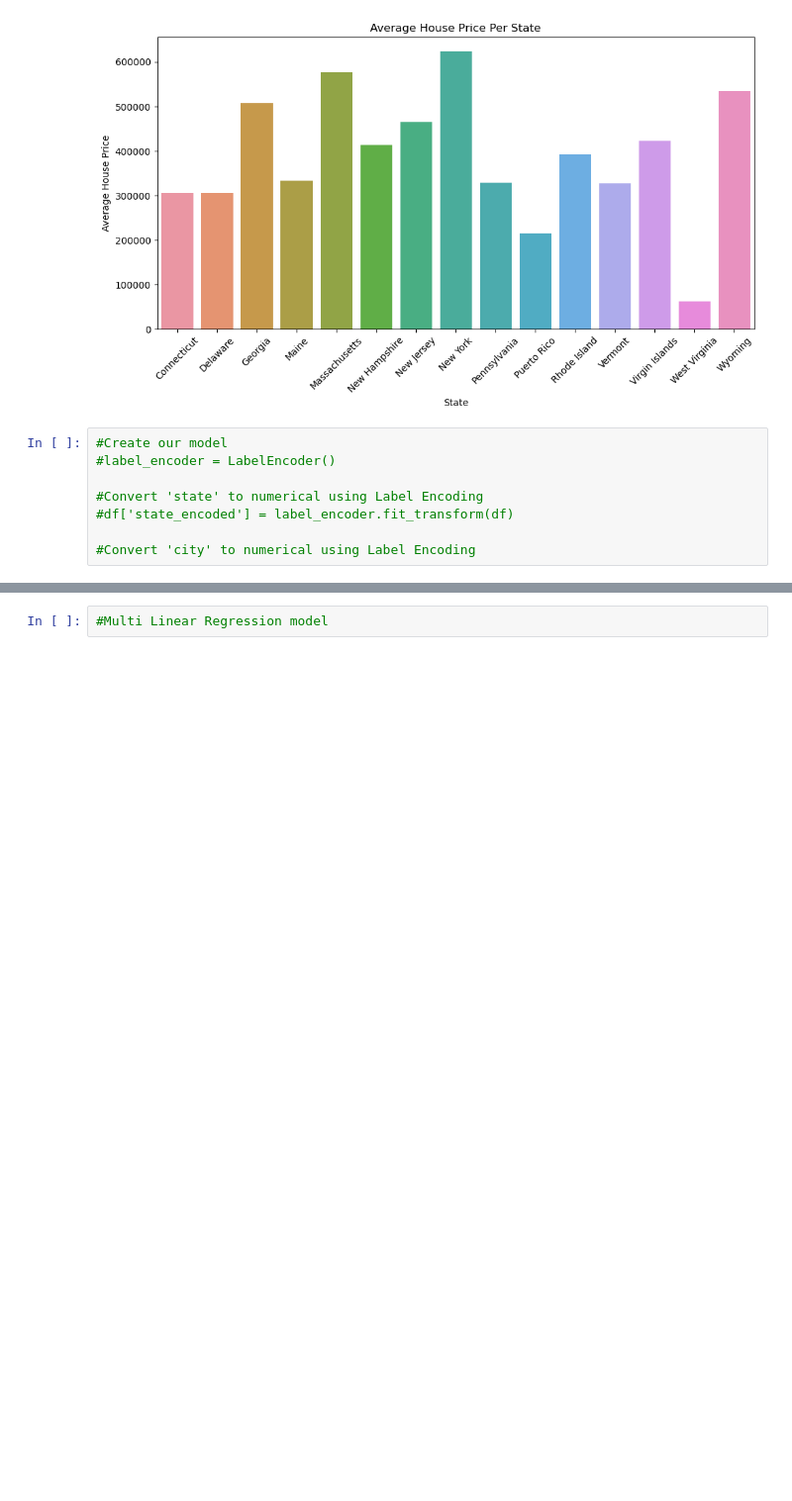
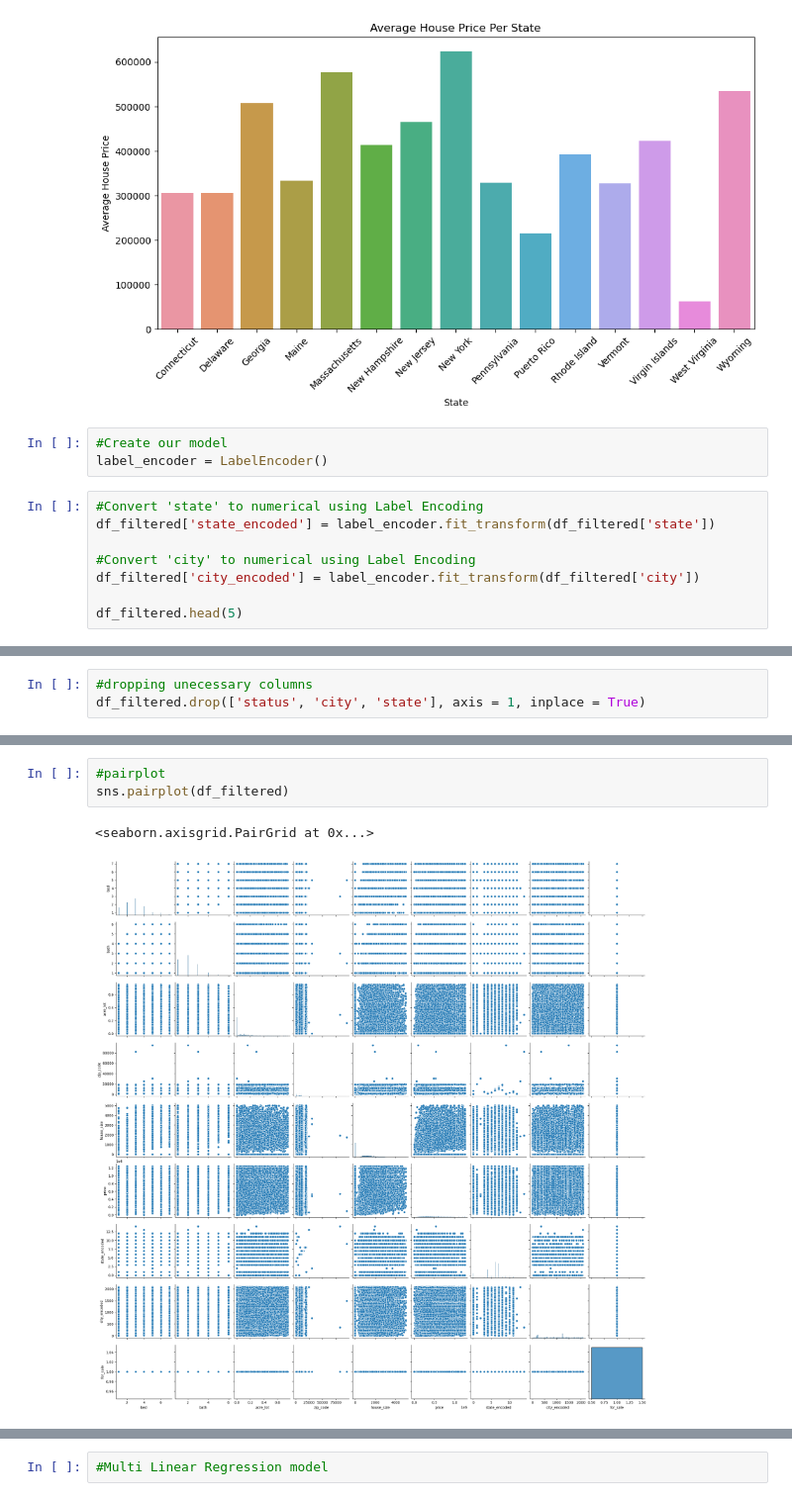
Before and after one commit to KimKarydas/House-Price-Prediction, a Jupyter notebook: US-real-estate.ipynb, the cells around one changed output, grey strips where cells are left out. Shown at 99% size. Cells and saved outputs as stored; diff of their text form; blank space fills up the shorter version.

```diff
--- a/US-real-estate.ipynb
+++ b/US-real-estate.ipynb
@@ -434,11 +435,14 @@ plt.xticks(rotation=45)
 plt.tight_layout()
 # %% [output]
 [figure]
+# %%
+#Create our model
+label_encoder = LabelEncoder()
 # %%
-#Create our model
-#label_encoder = LabelEncoder()
-
 #Convert 'state' to numerical using Label Encoding
-#df['state_encoded'] = label_encoder.fit_transform(df)
+df_filtered['state_encoded'] = label_encoder.fit_transform(df_filtered['state'])
 
 #Convert 'city' to numerical using Label Encoding
+df_filtered['city_encoded'] = label_encoder.fit_transform(df_filtered['city'])
+
+df_filtered.head(5)
@@ -444,0 +456,3 @@ plt.tight_layout()
+# %%
+#dropping unecessary columns
+df_filtered.drop(['status', 'city', 'state'], axis = 1, inplace = True)
@@ -444,0 +468,6 @@ plt.tight_layout()
+# %%
+#pairplot
+sns.pairplot(df_filtered)
+# %% [output]
+<seaborn.axisgrid.PairGrid at 0x...>
+[figure, added]
```
Also changed, not shown: parts of 12 cells of this notebook.
